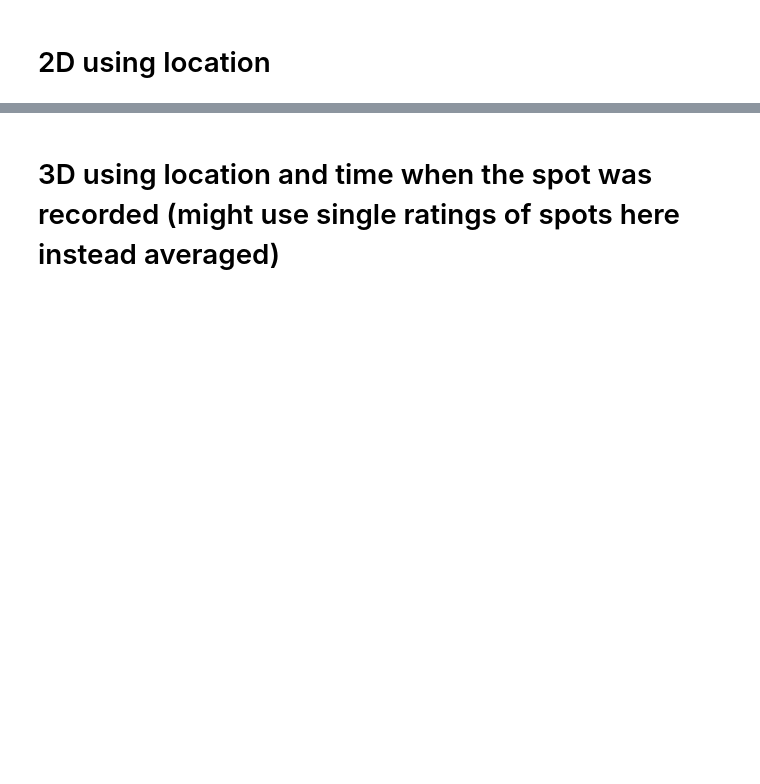
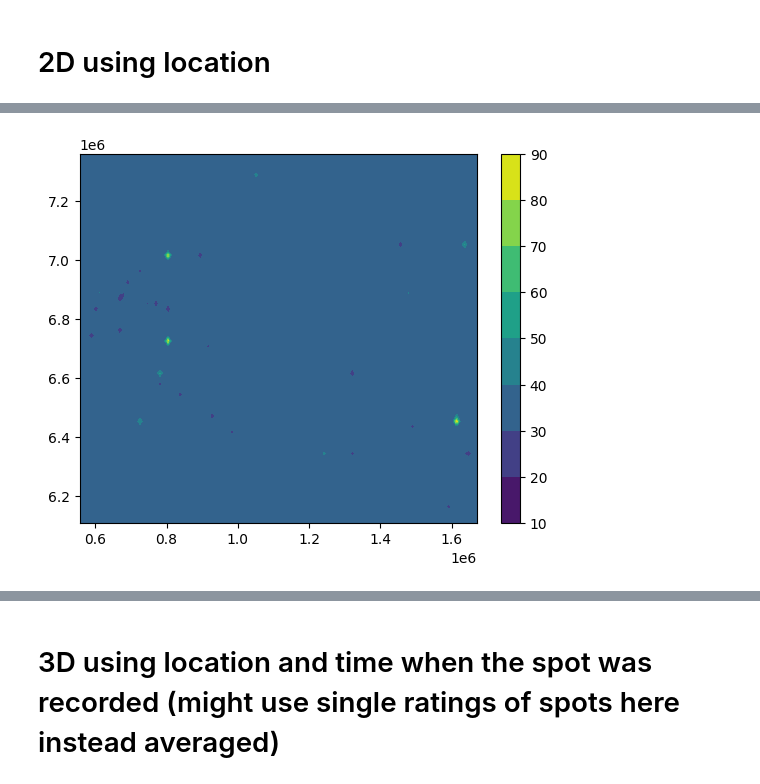
Before and after one commit to Hitchwiki/hitchmap-data, a Jupyter notebook: visualization/predictors/gaussian_process.ipynb, the cells around one changed output, grey strips where cells are left out. Cells and saved outputs as stored; diff of their text form; code cells hidden in the pictures; blank space fills up the shorter version.

```diff
--- a/visualization/predictors/gaussian_process.ipynb
+++ b/visualization/predictors/gaussian_process.ipynb
@@ -291,5 +292,11 @@ for vertical_line in tqdm(grid):
 map = map.T
 # %%
 np.savetxt(f'intermediate/map_gp_{region}.txt', map)
+# %%
+plt.contourf(X, Y, map)
+plt.colorbar()
+plt.show()
+# %% [output]
+[figure, added]
 # %%
 # preview
```
Also changed, not shown: parts of 10 cells of this notebook.
